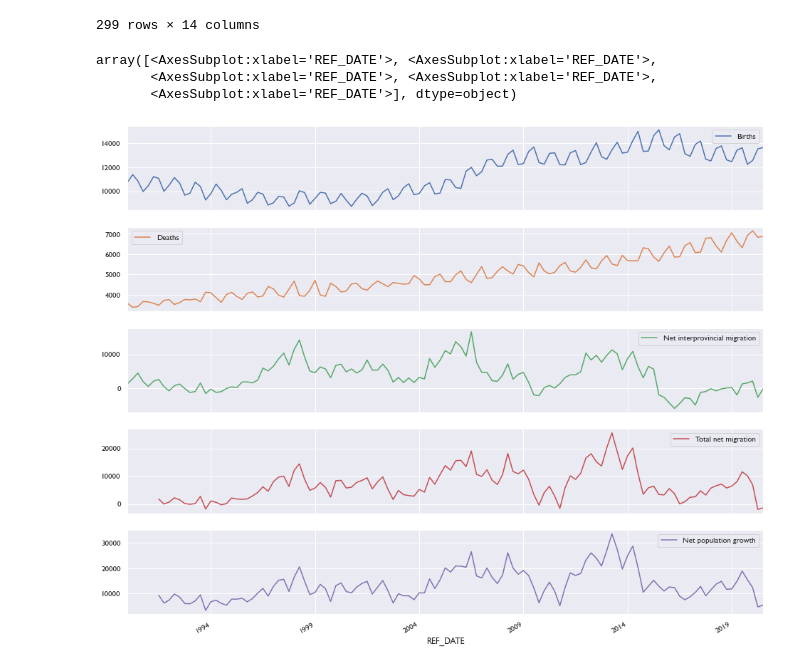
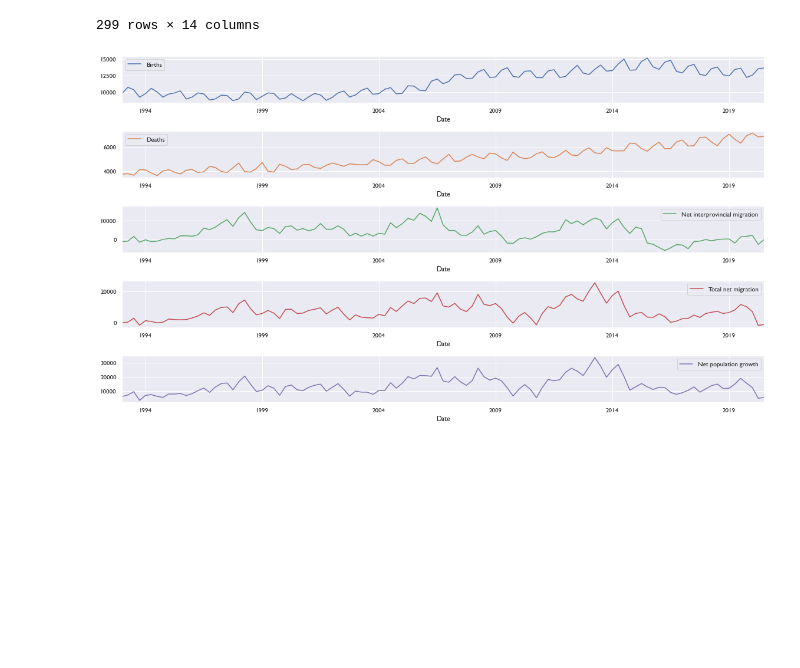
Before and after one commit to doublebigmak/housing_stats, a Jupyter notebook: ab_migration.ipynb, the cells around one changed output. Saved outputs shown, nothing was run; the diff lists cells and outputs as text; code cells hidden in the pictures; blank space fills up the shorter version.

```diff
--- a/ab_migration.ipynb
+++ b/ab_migration.ipynb
@@ -117,9 +104,12 @@ ab_pivot
 | 2020-07-01 | 13652.0 | 6871.0 | 513.0 | 4886.0 | 13203.0 | NaN | -5065.0 | ... |
 299 rows × 14 columns
 # %%
-ab_pivot[['Births','Deaths','Net interprovincial migration','Total net migration','Net population growth']]['1990':].plot(figsize=(16,14),subplots=True)
+fig, ax = plt.subplots(figsize=(16,9))
+ax.set_title('Alberta Components of Population Growth')
+
+
+ab_pivot[['Births','Deaths','Net interprovincial migration','Total net migration','Net population growth']]['1993':].plot(subplots=True,xlabel='Date',ax=ax)
+plt.tight_layout()
+plt.savefig('migration.png')
 # %% [output]
-array([<AxesSubplot:xlabel='REF_DATE'>, <AxesSubplot:xlabel='REF_DATE'>,
-       <AxesSubplot:xlabel='REF_DATE'>, <AxesSubplot:xlabel='REF_DATE'>,
-       <AxesSubplot:xlabel='REF_DATE'>], dtype=object)
-[figure, old version]
+[figure, new version]
```
Also changed, not shown: parts of 3 cells of this notebook, 9 other files.
